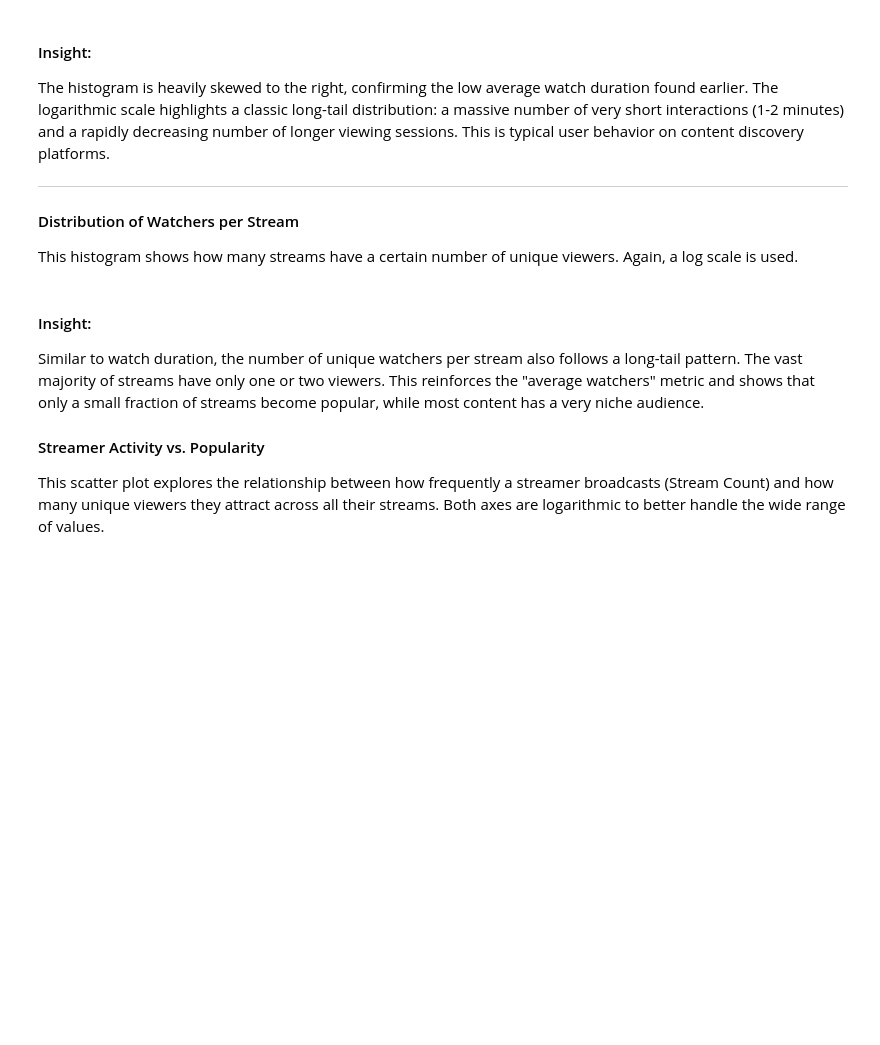
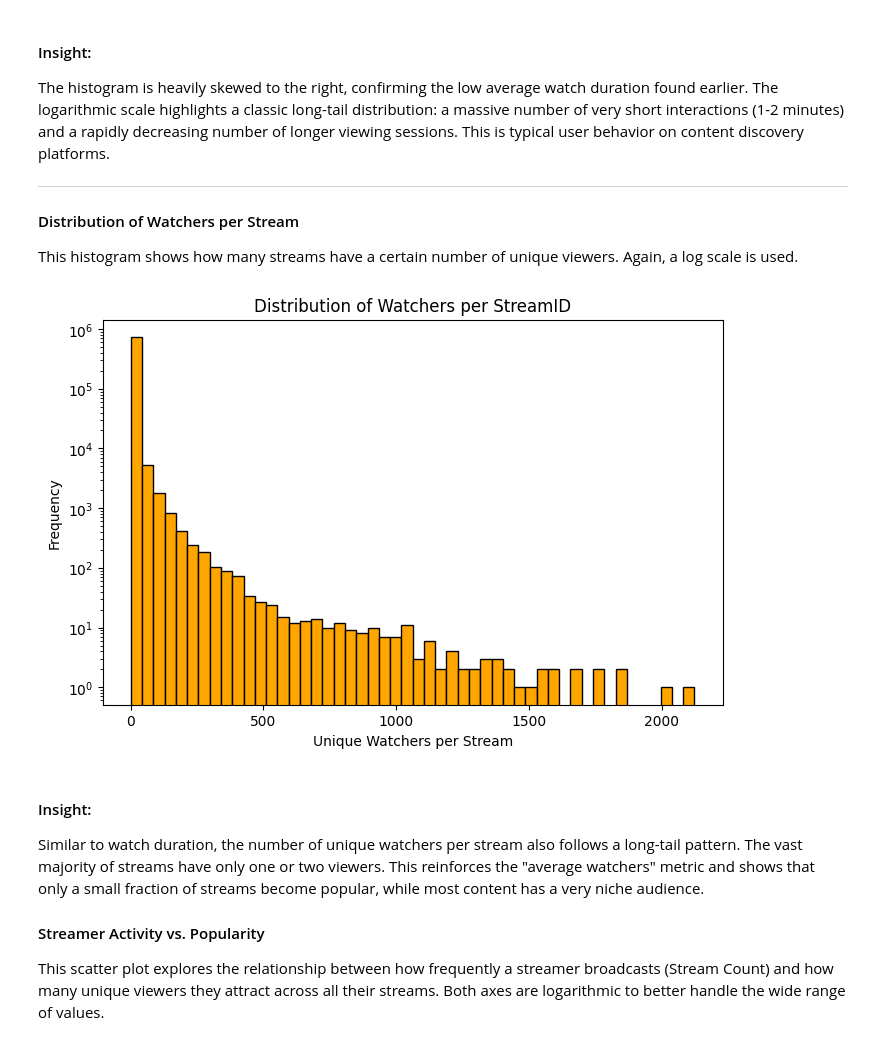
Before and after one commit to FuugaMo/Twitch-Livestream-EDA, a Jupyter notebook: twitch_livestream_analysis.ipynb, the cells around one changed output. Saved outputs shown, nothing was run; the diff lists cells and outputs as text; code cells hidden in the pictures; blank space fills up the shorter version.

```diff
--- a/twitch_livestream_analysis.ipynb
+++ b/twitch_livestream_analysis.ipynb
@@ -282,15 +527,21 @@ The histogram is heavily skewed to the right, confirming the low average watch d
 This histogram shows how many streams have a certain number of unique viewers. Again, a log scale is used.
 # %%
 watchers_per_stream = spark_df.groupBy("StreamID").agg(countDistinct("UserId").alias("WatcherCount"))
+
+output_path = os.path.join(os.getcwd(), "watchers_per_stream.csv")
+watchers_per_stream.repartition(1).write.mode('overwrite').csv(output_path, header=True)
+
 watchers_pd = watchers_per_stream.toPandas()
 
 plt.figure(figsize=(8,5))
 plt.hist(watchers_pd["WatcherCount"], bins=50, color="orange", edgecolor="black")
 plt.xlabel("Unique Watchers per Stream")
 plt.ylabel("Frequency")
 plt.title("Distribution of Watchers per StreamID")
 plt.yscale("log")
 plt.show()
+# %% [output]
+[figure, added]
 # %% [markdown]
 #### Insight:
 Similar to watch duration, the number of unique watchers per stream also follows a long-tail pattern. The vast majority of streams have only one or two viewers. This reinforces the "average watchers" metric and shows that only a small fraction of streams become popular, while most content has a very niche audience.
```
Also changed, not shown: parts of 53 cells of this notebook, 56 other files.
